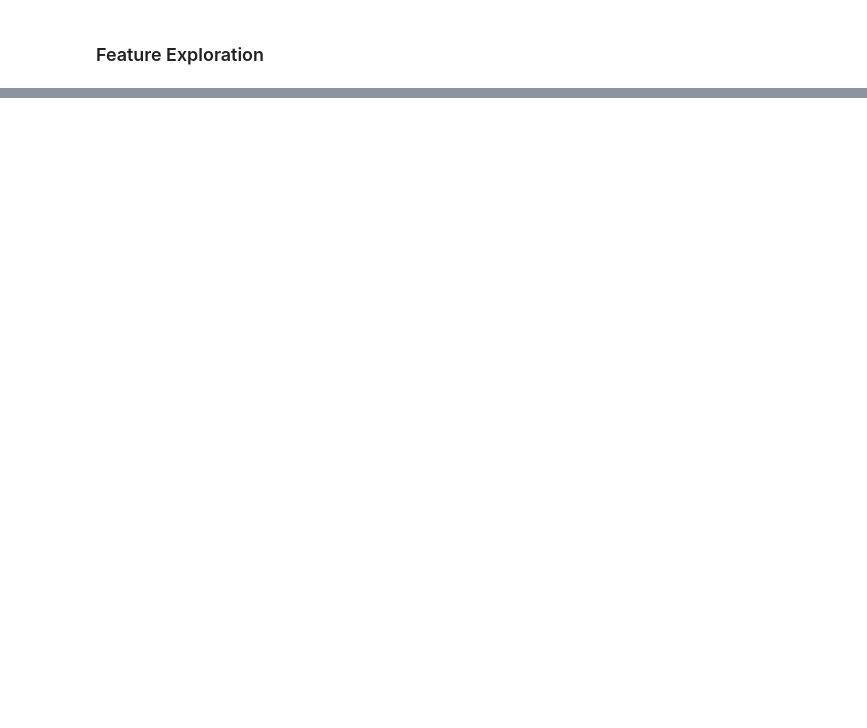
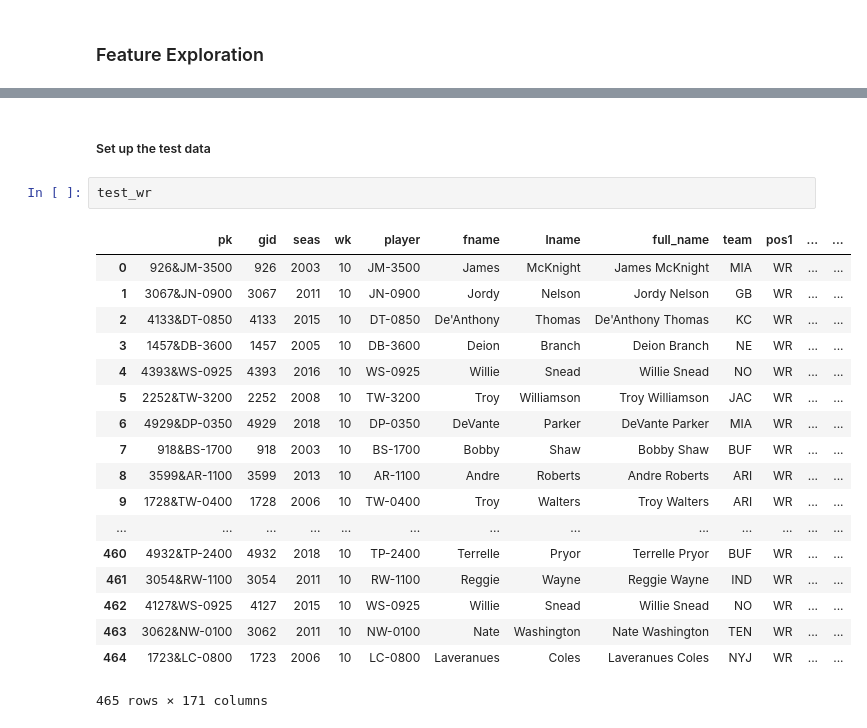
Before and after one commit to jchristo12/fantasy_football, a Jupyter notebook: analysis/model_dev.ipynb, the cells around one changed output, grey strips where cells are left out. Drawn from its saved outputs; the diff is of its cells as text; blank space fills up the shorter version.

```diff
--- a/analysis/model_dev.ipynb
+++ b/analysis/model_dev.ipynb
@@ -166,0 +255,23 @@ train_wr_imputed = pd.concat([train_wr_miss, imputed_numeric_df, imputed_cat_df]
+# %% [markdown]
+##### Set up the test data
+# %%
+test_wr
+# %% [output]
+|  | pk | gid | seas | wk | player | fname | lname | full_name | team | pos1 | ... | ... |
+| 0 | 926&JM-3500 | 926 | 2003 | 10 | JM-3500 | James | McKnight | James McKnight | MIA | WR | ... | ... |
+| 1 | 3067&JN-0900 | 3067 | 2011 | 10 | JN-0900 | Jordy | Nelson | Jordy Nelson | GB | WR | ... | ... |
+| 2 | 4133&DT-0850 | 4133 | 2015 | 10 | DT-0850 | De'Anthony | Thomas | De'Anthony Thomas | KC | WR | ... | ... |
+| 3 | 1457&DB-3600 | 1457 | 2005 | 10 | DB-3600 | Deion | Branch | Deion Branch | NE | WR | ... | ... |
+| 4 | 4393&WS-0925 | 4393 | 2016 | 10 | WS-0925 | Willie | Snead | Willie Snead | NO | WR | ... | ... |
+| 5 | 2252&TW-3200 | 2252 | 2008 | 10 | TW-3200 | Troy | Williamson | Troy Williamson | JAC | WR | ... | ... |
+| 6 | 4929&DP-0350 | 4929 | 2018 | 10 | DP-0350 | DeVante | Parker | DeVante Parker | MIA | WR | ... | ... |
+| 7 | 918&BS-1700 | 918 | 2003 | 10 | BS-1700 | Bobby | Shaw | Bobby Shaw | BUF | WR | ... | ... |
+| 8 | 3599&AR-1100 | 3599 | 2013 | 10 | AR-1100 | Andre | Roberts | Andre Roberts | ARI | WR | ... | ... |
+| 9 | 1728&TW-0400 | 1728 | 2006 | 10 | TW-0400 | Troy | Walters | Troy Walters | ARI | WR | ... | ... |
+| ... | ... | ... | ... | ... | ... | ... | ... | ... | ... | ... | ... | ... |
+| 460 | 4932&TP-2400 | 4932 | 2018 | 10 | TP-2400 | Terrelle | Pryor | Terrelle Pryor | BUF | WR | ... | ... |
+| 461 | 3054&RW-1100 | 3054 | 2011 | 10 | RW-1100 | Reggie | Wayne | Reggie Wayne | IND | WR | ... | ... |
+| 462 | 4127&WS-0925 | 4127 | 2015 | 10 | WS-0925 | Willie | Snead | Willie Snead | NO | WR | ... | ... |
+| 463 | 3062&NW-0100 | 3062 | 2011 | 10 | NW-0100 | Nate | Washington | Nate Washington | TEN | WR | ... | ... |
+| 464 | 1723&LC-0800 | 1723 | 2006 | 10 | LC-0800 | Laveranues | Coles | Laveranues Coles | NYJ | WR | ... | ... |
+465 rows × 171 columns
```
Also changed, not shown: parts of 22 cells of this notebook.
